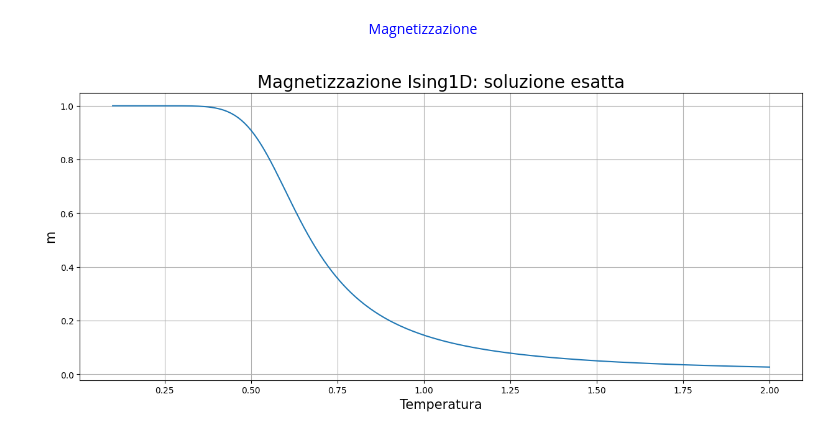
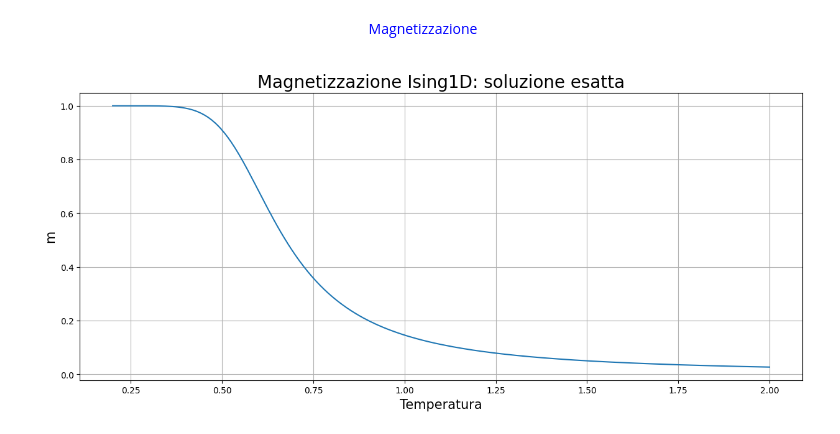
Before and after one commit to Negrini085/Simulazione-di-Materia-Condensata, a Jupyter notebook: Approfondimento/Ising1D/analisi/confTeo.ipynb, the cells around one changed output. Cells and saved outputs as stored; diff of their text form; code cells hidden in the pictures.

```diff
--- a/Approfondimento/Ising1D/analisi/confTeo.ipynb
+++ b/Approfondimento/Ising1D/analisi/confTeo.ipynb
@@ -14,23 +17,23 @@ import matplotlib.pyplot as plt
 
 </center>
 # %%
-T = np.linspace(0.1, 2.0, 200)
+T = np.linspace(0.2, 2.0, 200)
 beta = 1/T
 h = 0.02
 J = 1.0
 
 m = np.sinh(beta * h)/np.sqrt(np.exp(-4*beta*J) + np.sinh(beta * h)**2)
 
 
 fig = plt.figure(figsize = (15, 6))
 
-plt.plot(T, m)
+plt.plot(T, m, label = 'Valor vero')
 
 plt.title("Magnetizzazione Ising1D: soluzione esatta", fontsize = 20)
 plt.xlabel("Temperatura", fontsize = 15)
 plt.ylabel("m", fontsize = 15)
 
 plt.grid(True)
 plt.show()
 # %% [output]
-[figure, old version]
+[figure, new version]
```
Also changed, not shown: parts of 26 cells of this notebook, 1 other file.
